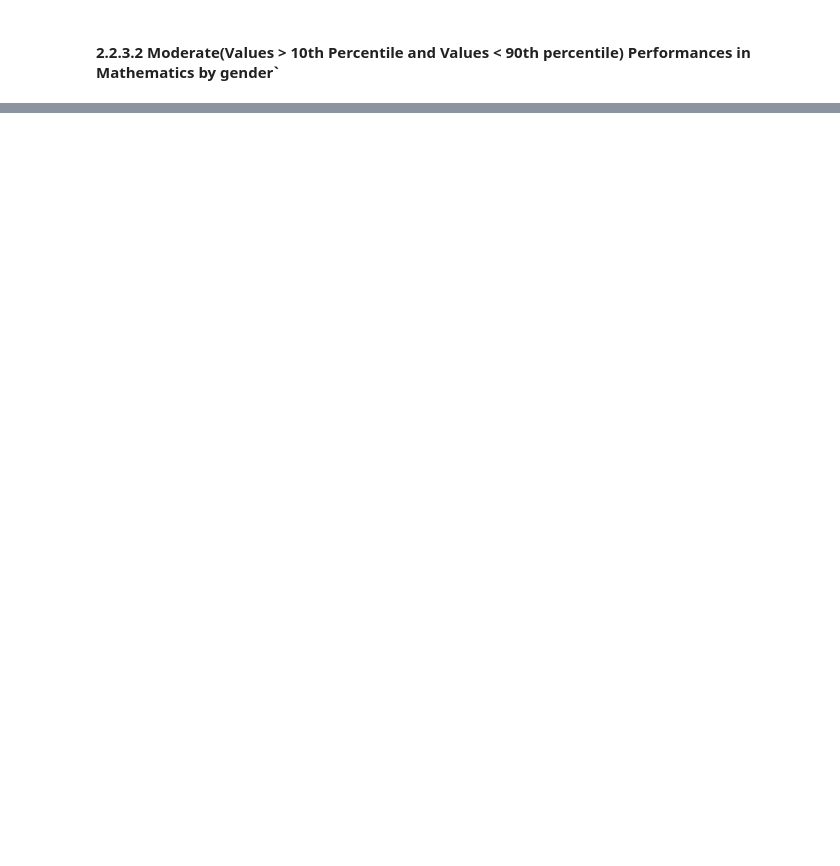
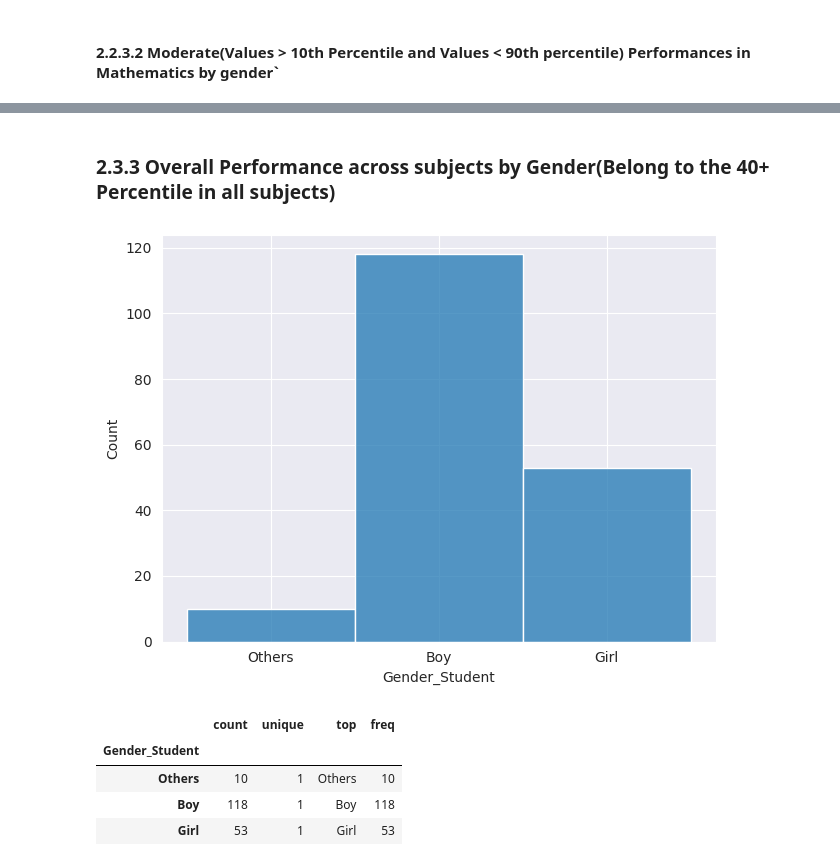
Before and after one commit to Sreerag20109451/data_miining_ca2_eda, a Jupyter notebook: T23_G8_-_03_-_EDA_-Gender_-And_-Educational_-Outcomes.ipynb, the cells around one changed output, grey strips where cells are left out. Drawn from its saved outputs; the diff is of its cells as text; code cells hidden in the pictures; blank space fills up the shorter version.

```diff
--- a/T23_G8_-_03_-_EDA_-Gender_-And_-Educational_-Outcomes.ipynb
+++ b/T23_G8_-_03_-_EDA_-Gender_-And_-Educational_-Outcomes.ipynb
@@ -667,0 +711,12 @@ grouped_by_gender.describe()
+# %% [markdown]
+### 2.3.3 Overall  Performance across subjects by Gender(Belong to the 40+ Percentile in all subjects)
+# %%
+overall_best = utils.getOverallBestorWorst(df, 0.40)
+overall_best.groupby("Gender_Student" , observed=False)["Gender_Student"].describe()
+# %% [output]
+[figure, added]
+|  | count | unique | top | freq |
+| Gender_Student |  |  |  |  |
+| Others | 10 | 1 | Others | 10 |
+| Boy | 118 | 1 | Boy | 118 |
+| Girl | 53 | 1 | Girl | 53 |
```
Also changed, not shown: parts of 22 cells of this notebook, 2 other files.
